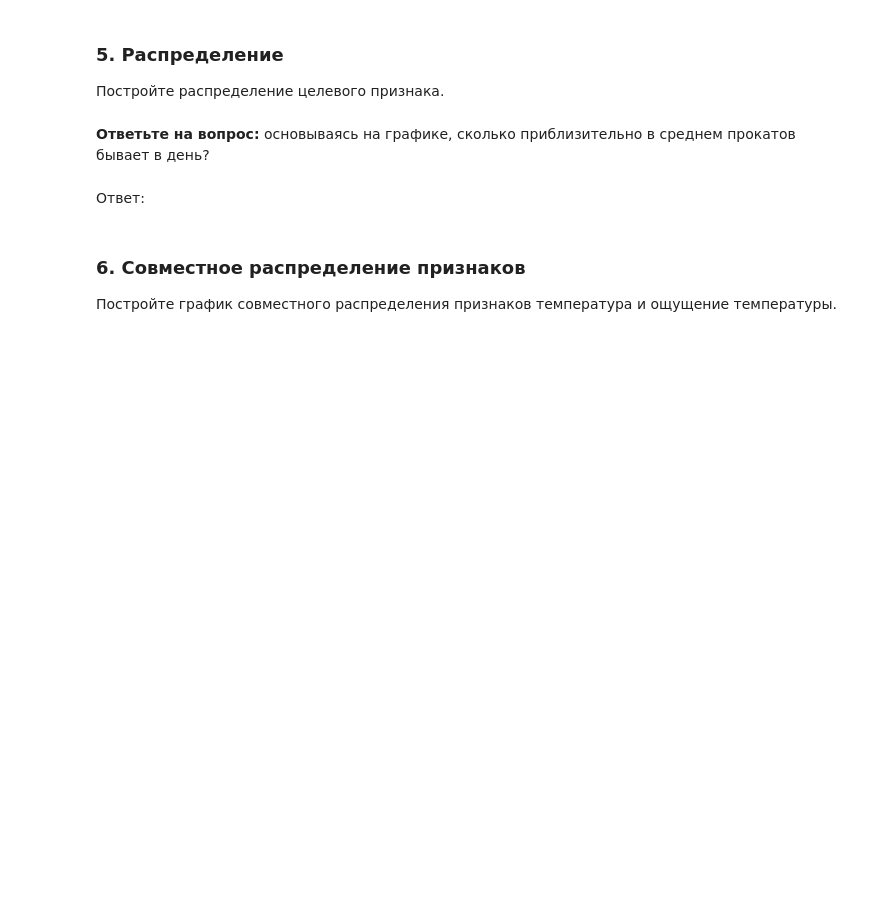
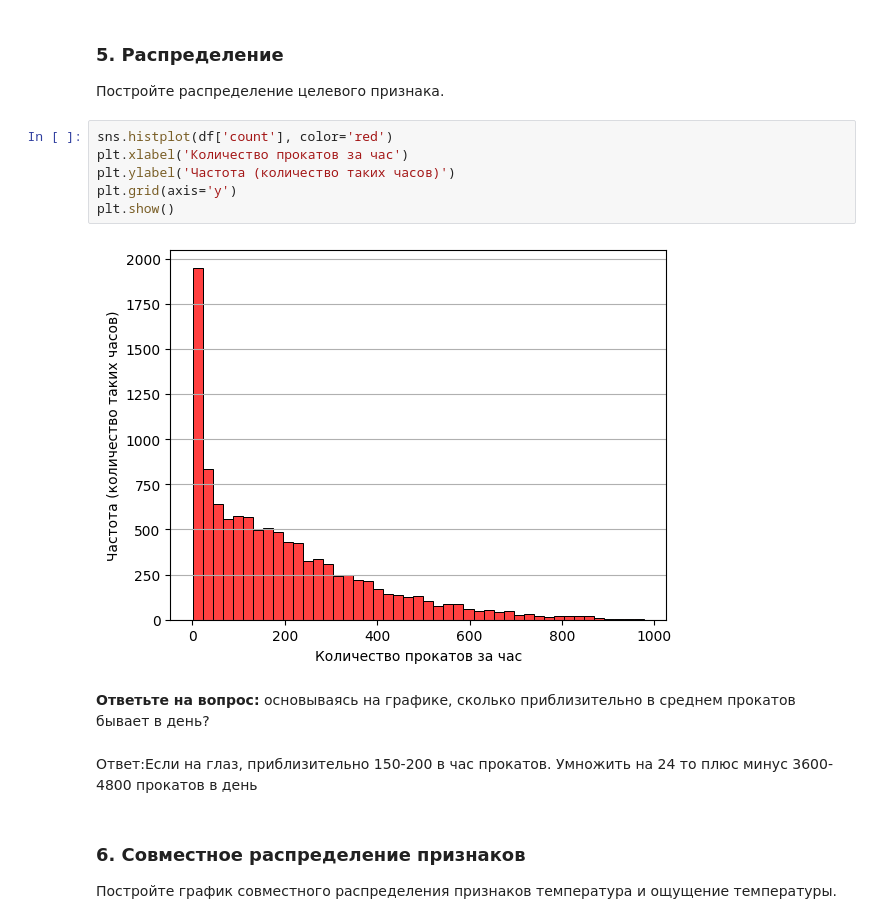
Before and after one commit to DanisStepanov/Computer-mathematics-systems, a Jupyter notebook: 5. Библиотека Pandas. Визуальный анализ данных/Практическая_работа_№5_Библиотека_Pandas.ipynb, the cells around one changed output. Saved outputs shown, nothing was run; the diff lists cells and outputs as text; blank space fills up the shorter version.

```diff
--- a/5. Библиотека Pandas. Визуальный анализ данных/Практическая_работа_№5_Библиотека_Pandas.ipynb
+++ b/5. Библиотека Pandas. Визуальный анализ данных/Практическая_работа_№5_Библиотека_Pandas.ipynb
@@ -514,11 +530,19 @@ plt.show()
 ### 5. Распределение
 
 Постройте распределение целевого признака.
+# %%
+sns.histplot(df['count'], color='red')
+plt.xlabel('Количество прокатов за час')
+plt.ylabel('Частота (количество таких часов)')
+plt.grid(axis='y')
+plt.show()
+# %% [output]
+[figure, added]
 # %% [markdown]
 
 **Ответьте на вопрос:** основываясь на графике, сколько приблизительно в среднем прокатов бывает в день?
-# %% [markdown]
-Ответ:
+# %% [markdown]
+Ответ:Если на глаз, приблизительно 150-200 в час прокатов. Умножить на 24 то плюс минус 3600-4800 прокатов в день
 # %% [markdown]
 ### 6. Совместное распределение признаков
 
```
Also changed, not shown: parts of 16 cells of this notebook.
